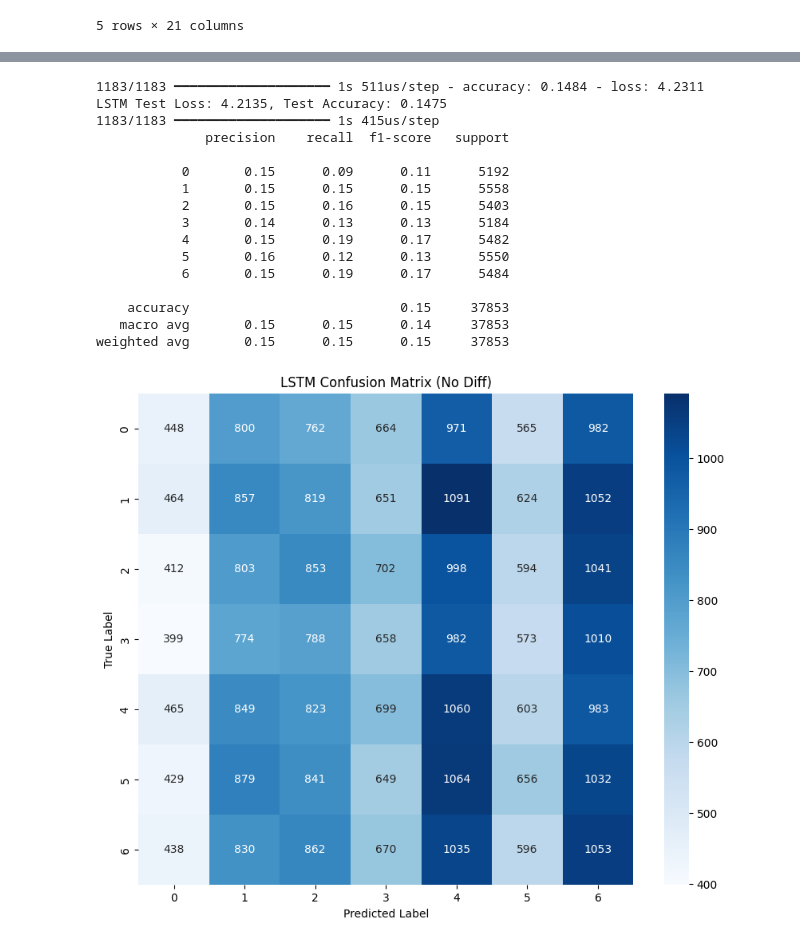
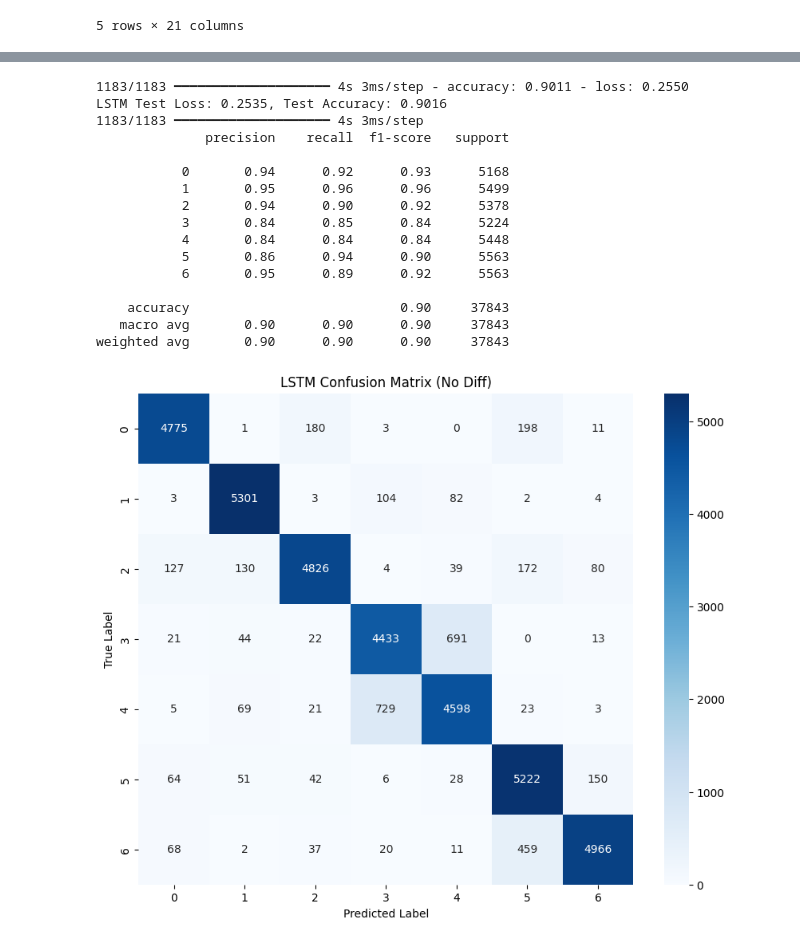
Before and after one commit to nicholastey/gnss_spoof_detector, a Jupyter notebook: spoof_detector/new.ipynb, the cells around one changed output, grey strips where cells are left out. Cells and saved outputs as stored; diff of their text form; code cells hidden in the pictures.

Commit message:
experimenting with lstm and wavelet

```diff
--- a/spoof_detector/new.ipynb
+++ b/spoof_detector/new.ipynb
@@ -930,0 +934,7 @@ X_val_no_extra_lstm = X_val_no_extra.values.reshape((X_val_no_extra.shape[0], 1,
+# %%
+def create_sequences(X, y, time_steps=10):
+    Xs, ys = [], []
+    for i in range(len(X) - time_steps):
+        Xs.append(X.iloc[i:i + time_steps].values)
+        ys.append(y.iloc[i + time_steps])  # label is at end of window
+    return np.array(Xs), np.array(ys)
@@ -936,21 +1009,32 @@ X_train_lstm.shape
 from tensorflow.keras.layers import LSTM, Dropout, Dense, BatchNormalization, Bidirectional, Input
 from tensorflow.keras.models import Model
 from tensorflow.keras.optimizers import Adam
+from tensorflow.keras.callbacks import ReduceLROnPlateau
 
 def create_lstm_model(input_shape):
     inputs = Input(shape=input_shape)
-    x = LSTM(50, return_sequences=True)(inputs)
+    x = LSTM(64, return_sequences=True)(inputs)
     x = Dropout(0.3)(x)  # Increased dropout
-    # x = LSTM(25, return_sequences=False)(x)
+    x = LSTM(25, return_sequences=False)(x)
     x = Dropout(0.3)(x)  # Increased dropout
-    x = Dense(15, activation='relu')(x)
+    x = Dense(25, activation='relu')(x)
+    x = Dropout(0.3)(x)  # Increased dropout
+    x = Dense(12, activation='relu')(x)
     x = BatchNormalization()(x)  # Batch Normalization
     outputs = Dense(7, activation='softmax')(x)
 
     model = Model(inputs, outputs)
-    optimizer = Adam(learning_rate=0.001)  # Lower learning rate
+    optimizer = Adam(learning_rate=0.01)  # Lower learning rate
     model.compile(optimizer=optimizer, loss='sparse_categorical_crossentropy', metrics=['accuracy'])
 
     return model
+
+lr_schedule = ReduceLROnPlateau(
+    monitor='val_loss',
+    factor=0.5,
+    patience=3,
+    min_lr=1e-6,
+    verbose=1
+)
 # %%
 lstm_model = create_lstm_model((X_train_lstm.shape[1], X_train_lstm.shape[2]))
@@ -1020,9 +1085,10 @@ lstm_model_no_diff = create_lstm_model((X_train_no_diff_lstm.shape[1], X_train_n
 lstm_model_no_diff.summary()
 
 # Train LSTM model
-lstm_model_no_diff.fit(X_train_no_diff_lstm, y_train_no_diff,
-               validation_data=(X_val_no_diff_lstm, y_val_no_diff),
-               epochs=10,
+lstm_model_no_diff.fit(X_train_no_diff_lstm, y_train_no_diff_lstm,
+               validation_data=(X_val_no_diff_lstm, y_val_no_diff_lstm),
+               epochs=35,
                batch_size=500,
-               verbose=1)
+               verbose=1,
+               callbacks=[lr_schedule])
 # %% [output]
@@ -1071,35 +1133,35 @@ Epoch 10/10
 <keras.src.callbacks.history.History at 0x...>
 # %%
 # Evaluate LSTM model
-lstm_no_diff_loss, lstm_no_diff_accuracy = lstm_model_no_diff.evaluate(X_test_no_diff_lstm, y_test, verbose=1)
+lstm_no_diff_loss, lstm_no_diff_accuracy = lstm_model_no_diff.evaluate(X_test_no_diff_lstm, y_test_no_diff_lstm, verbose=1)
 print(f"LSTM Test Loss: {lstm_no_diff_loss:.4f}, Test Accuracy: {lstm_no_diff_accuracy:.4f}")
-y_pred_no_diff_lstm = np.argmax(lstm_model_no_diff.predict(X_test_no_diff_lstm), axis=2)
-print(classification_report(y_test, y_pred_no_diff_lstm))
-cm_lstm = confusion_matrix(y_test, y_pred_no_diff_lstm)
+y_pred_no_diff_lstm = np.argmax(lstm_model_no_diff.predict(X_test_no_diff_lstm), axis=1)
+print(classification_report(y_test_no_diff_lstm, y_pred_no_diff_lstm))
+cm_lstm = confusion_matrix(y_test_no_diff_lstm, y_pred_no_diff_lstm)
 plt.figure(figsize=(10, 8))
 sns.heatmap(cm_lstm, annot=True, fmt='d', cmap='Blues')
 plt.title('LSTM Confusion Matrix (No Diff)')
 plt.xlabel('Predicted Label')
 plt.ylabel('True Label')
 plt.show()
 # %% [output]
-1183/1183 ━━━━━━━━━━━━━━━━━━━━ 1s 511us/step - accuracy: 0.1484 - loss: 4.2311
-LSTM Test Loss: 4.2135, Test Accuracy: 0.1475
-1183/1183 ━━━━━━━━━━━━━━━━━━━━ 1s 415us/step
+1183/1183 ━━━━━━━━━━━━━━━━━━━━ 4s 3ms/step - accuracy: 0.9011 - loss: 0.2550
+LSTM Test Loss: 0.2535, Test Accuracy: 0.9016
+1183/1183 ━━━━━━━━━━━━━━━━━━━━ 4s 3ms/step
               precision    recall  f1-score   support
 
-           0       0.15      0.09      0.11      5192
-           1       0.15      0.15      0.15      5558
-           2       0.15      0.16      0.15      5403
-           3       0.14      0.13      0.13      5184
-           4       0.15      0.19      0.17      5482
-           5       0.16      0.12      0.13      5550
-           6       0.15      0.19      0.17      5484
+           0       0.94      0.92      0.93      5168
+           1       0.95      0.96      0.96      5499
+           2       0.94      0.90      0.92      5378
+           3       0.84      0.85      0.84      5224
+           4       0.84      0.84      0.84      5448
+           5       0.86      0.94      0.90      5563
+           6       0.95      0.89      0.92      5563
 
-    accuracy                           0.15     37853
-   macro avg       0.15      0.15      0.14     37853
-weighted avg       0.15      0.15      0.15     37853
+    accuracy                           0.90     37843
+   macro avg       0.90      0.90      0.90     37843
+weighted avg       0.90      0.90      0.90     37843
-[figure, old version]
+[figure, new version]
 # %%
 lstm_model_no_extra = create_lstm_model((X_train_no_extra_lstm.shape[1], X_train_no_extra_lstm.shape[2]))
 lstm_model_no_extra.summary()
```
Also changed, not shown: parts of 18 cells of this notebook.
